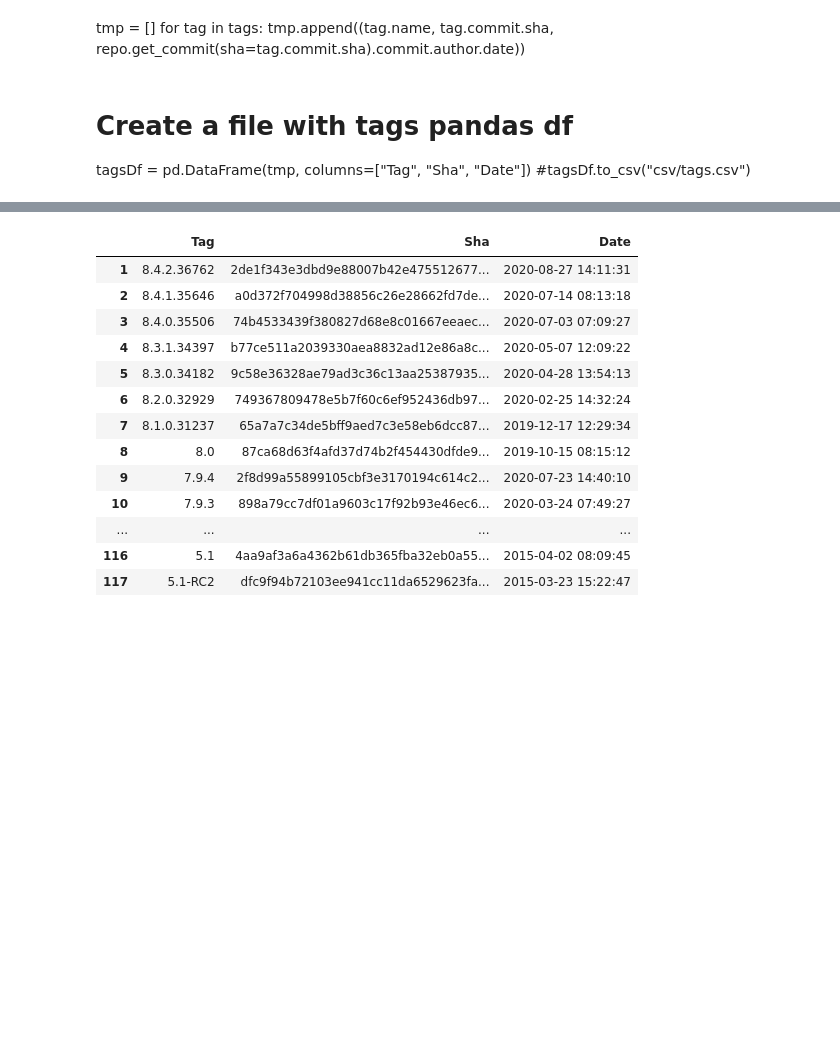
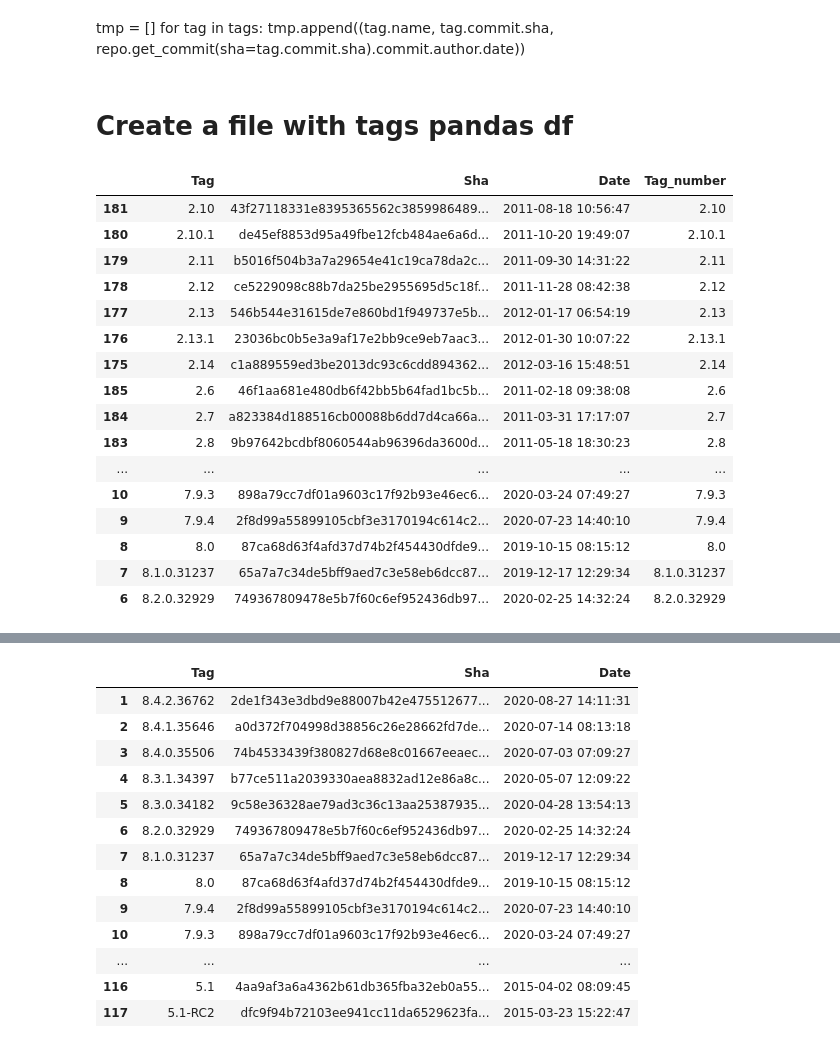
Before and after one commit to IncioMan/Continuous-Integration-metrics-for-post-release-bugs-prediction, a Jupyter notebook: notebooks/Sonarqube_github.ipynb, the cells around one changed output, grey strips where cells are left out. Drawn from its saved outputs; the diff is of its cells as text; code cells hidden in the pictures; blank space fills up the shorter version.

```diff
--- a/notebooks/Sonarqube_github.ipynb
+++ b/notebooks/Sonarqube_github.ipynb
@@ -3,5 +3,5 @@ from github import Github
 import pickle
 import pandas as pd
 import pprint
-pd.set_option('display.max_rows', 150)
+pd.set_option('display.max_rows', 180)
 pp = pprint.PrettyPrinter(depth=6)
@@ -54,5 +55,3 @@ for tag in tags:
     tmp.append((tag.name, tag.commit.sha, repo.get_commit(sha=tag.commit.sha).commit.author.date))
 # %% [markdown]
 # Create a file with tags pandas df
-tagsDf = pd.DataFrame(tmp, columns=["Tag", "Sha", "Date"])
-#tagsDf.to_csv("csv/tags.csv")
@@ -59,3 +61,28 @@ tagsDf = pd.DataFrame(tmp, columns=["Tag", "Sha", "Date"])
 # %%
 tagsDf = pd.read_csv("../csv/tags.csv", index_col=0)
 tagsDf.Date = pd.to_datetime(tagsDf.Date)
+# %%
+import re
+tagsDf["Tag_number"] = tagsDf.Tag.apply(lambda x: re.sub("-RC.*", "", x))
+tagsDf["Tag_number"] = tagsDf.Tag_number.apply(lambda x: re.sub("-M.*", "", x))
+tagsDf.to_csv("../csv/tags.csv")
+# %%
+tagsDf.sort_values(by=["Tag_number", "Date"]).head(180)
+# %% [output]
+|  | Tag | Sha | Date | Tag_number |
+| 181 | 2.10 | 43f27118331e8395365562c3859986489... | 2011-08-18 10:56:47 | 2.10 |
+| 180 | 2.10.1 | de45ef8853d95a49fbe12fcb484ae6a6d... | 2011-10-20 19:49:07 | 2.10.1 |
+| 179 | 2.11 | b5016f504b3a7a29654e41c19ca78da2c... | 2011-09-30 14:31:22 | 2.11 |
+| 178 | 2.12 | ce5229098c88b7da25be2955695d5c18f... | 2011-11-28 08:42:38 | 2.12 |
+| 177 | 2.13 | 546b544e31615de7e860bd1f949737e5b... | 2012-01-17 06:54:19 | 2.13 |
+| 176 | 2.13.1 | 23036bc0b5e3a9af17e2bb9ce9eb7aac3... | 2012-01-30 10:07:22 | 2.13.1 |
+| 175 | 2.14 | c1a889559ed3be2013dc93c6cdd894362... | 2012-03-16 15:48:51 | 2.14 |
+| 185 | 2.6 | 46f1aa681e480db6f42bb5b64fad1bc5b... | 2011-02-18 09:38:08 | 2.6 |
+| 184 | 2.7 | a823384d188516cb00088b6dd7d4ca66a... | 2011-03-31 17:17:07 | 2.7 |
+| 183 | 2.8 | 9b97642bcdbf8060544ab96396da3600d... | 2011-05-18 18:30:23 | 2.8 |
+| ... | ... | ... | ... | ... |
+| 10 | 7.9.3 | 898a79cc7df01a9603c17f92b93e46ec6... | 2020-03-24 07:49:27 | 7.9.3 |
+| 9 | 7.9.4 | 2f8d99a55899105cbf3e3170194c614c2... | 2020-07-23 14:40:10 | 7.9.4 |
+| 8 | 8.0 | 87ca68d63f4afd37d74b2f454430dfde9... | 2019-10-15 08:15:12 | 8.0 |
+| 7 | 8.1.0.31237 | 65a7a7c34de5bff9aed7c3e58eb6dcc87... | 2019-12-17 12:29:34 | 8.1.0.31237 |
+| 6 | 8.2.0.32929 | 749367809478e5b7f60c6ef952436db97... | 2020-02-25 14:32:24 | 8.2.0.32929 |
```
Also changed, not shown: parts of 5 cells of this notebook, 19 other files.
